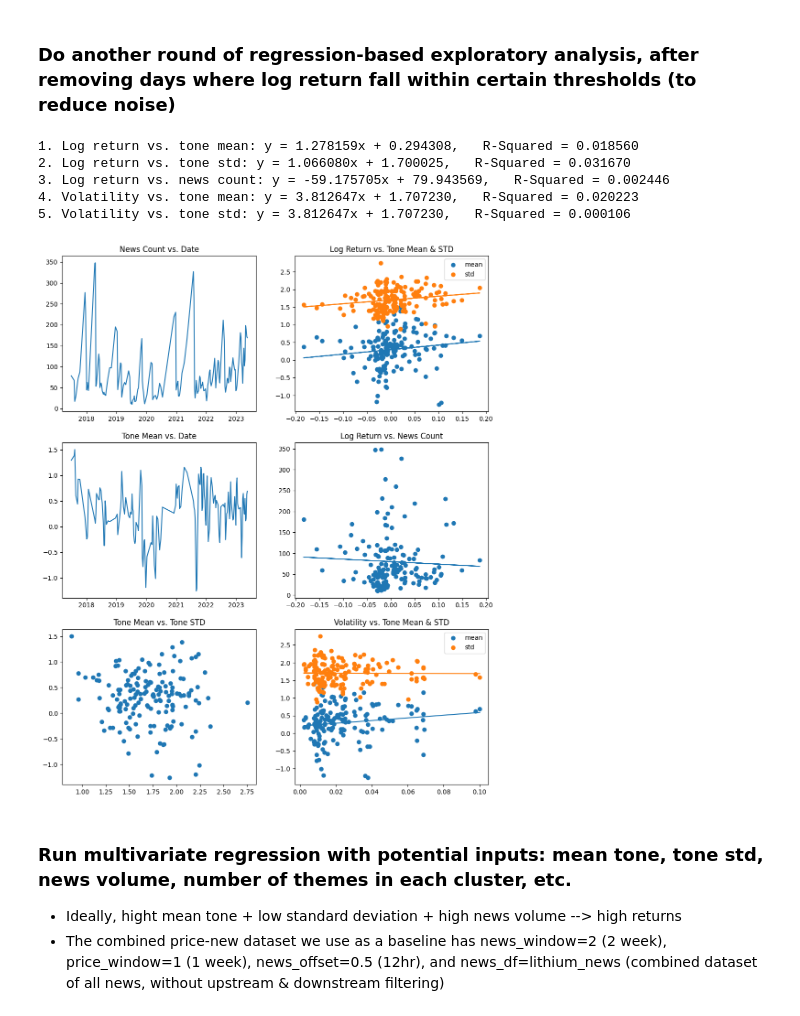
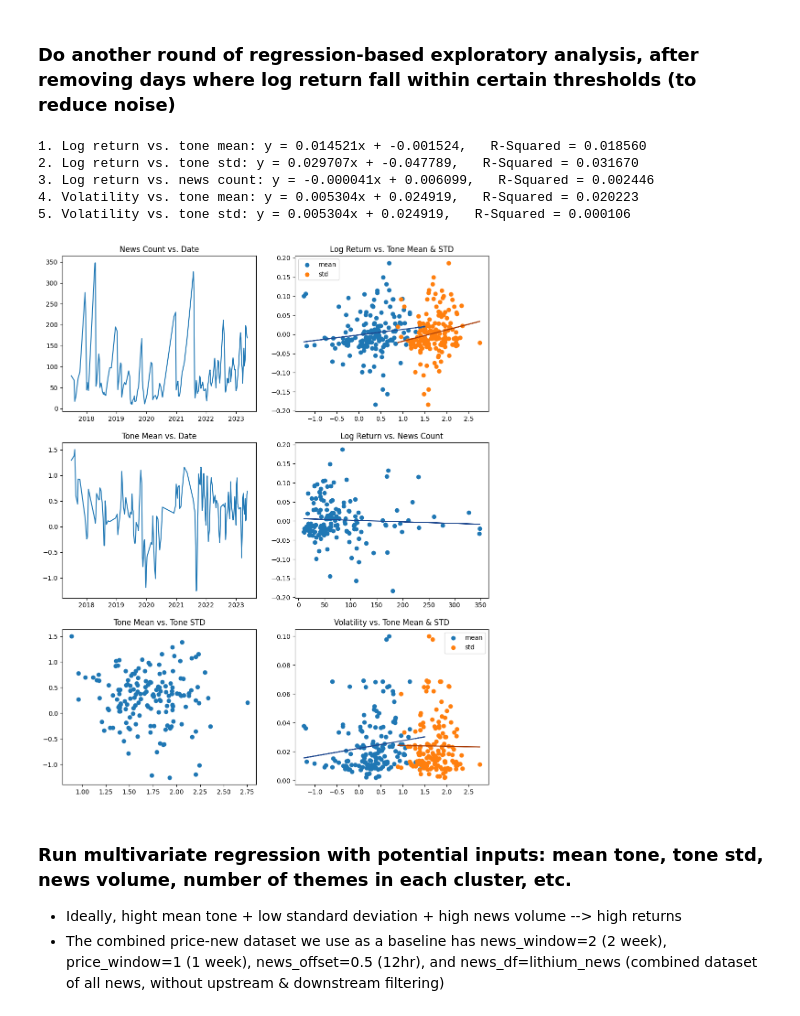
Before and after one commit to BomingZhang-coder/lithium-commodities-dashboard, a Jupyter notebook: jerry/news_analysis.ipynb, the cells around one changed output. Cells and saved outputs as stored; diff of their text form; code cells hidden in the pictures.

```diff
--- a/jerry/news_analysis.ipynb
+++ b/jerry/news_analysis.ipynb
@@ -392,35 +409,35 @@ def exploratory_graph(price_news_df):
     ax[2,0].set_title('Tone Mean vs. Tone STD')
 
 
-    ax[0,1].scatter(graphing_df['log_return'], graphing_df['tone_mean'], label='mean')
-    linreg1 = sp.stats.linregress(graphing_df['log_return'], graphing_df['tone_mean'])
+    ax[0,1].scatter(graphing_df['tone_mean'], graphing_df['log_return'], label='mean')
+    linreg1 = sp.stats.linregress(graphing_df['tone_mean'], graphing_df['log_return'])
     m1, b1, r1 = linreg1.slope, linreg1.intercept, linreg1.rvalue
-    ax[0,1].plot(graphing_df['log_return'], b1 + m1 * graphing_df['log_return'], color="tab:blue")
+    ax[0,1].plot(graphing_df['tone_mean'], b1 + m1 * graphing_df['tone_mean'], color="xkcd:cobalt")
 
-    ax[0,1].scatter(graphing_df['log_return'], graphing_df['tone_std'], label='std')
-    linreg2 = sp.stats.linregress(graphing_df['log_return'], graphing_df['tone_std'])
+    ax[0,1].scatter(graphing_df['tone_std'], graphing_df['log_return'], label='std')
+    linreg2 = sp.stats.linregress(graphing_df['tone_std'], graphing_df['log_return'])
     m2, b2, r2 = linreg2.slope, linreg2.intercept, linreg2.rvalue
-    ax[0,1].plot(graphing_df['log_return'], b2 + m2 * graphing_df['log_return'], color="tab:orange")
+    ax[0,1].plot(graphing_df['tone_std'], b2 + m2 * graphing_df['tone_std'], color="xkcd:rust")
     ax[0,1].set_title('Log Return vs. Tone Mean & STD')
     ax[0,1].legend()
 
 
-    ax[1,1].scatter(graphing_df['log_return'], graphing_df['news_count'])
-    linreg3 = sp.stats.linregress(graphing_df['log_return'], graphing_df['news_count'].astype(float))
+    ax[1,1].scatter(graphing_df['news_count'], graphing_df['log_return'])
+    linreg3 = sp.stats.linregress(graphing_df['news_count'].astype(float), graphing_df['log_return'])
     m3, b3, r3 = linreg3.slope, linreg3.intercept, linreg3.rvalue
-    ax[1,1].plot(graphing_df['log_return'], b3 + m3 * graphing_df['log_return'], color="tab:blue")
+    ax[1,1].plot(graphing_df['news_count'], b3 + m3 * graphing_df['news_count'], color="xkcd:cobalt")
     ax[1,1].set_title('Log Return vs. News Count')
 
 
-    ax[2,1].scatter(graphing_df['volatility'], graphing_df['tone_mean'], label='mean')
-    linreg4 = sp.stats.linregress(graphing_df['volatility'], graphing_df['tone_mean'])
+    ax[2,1].scatter(graphing_df['tone_mean'], graphing_df['volatility'], label='mean')
+    linreg4 = sp.stats.linregress(graphing_df['tone_mean'], graphing_df['volatility'])
     m4, b4, r4 = linreg4.slope, linreg4.intercept, linreg4.rvalue
-    ax[2,1].plot(graphing_df['volatility'], b4 + m4 * graphing_df['volatility'], color="tab:blue")
+    ax[2,1].plot(graphing_df['tone_mean'], b4 + m4 * graphing_df['tone_mean'], color="xkcd:cobalt")
 
-    ax[2,1].scatter(graphing_df['volatility'], graphing_df['tone_std'], label='std')
-    linreg5 = sp.stats.linregress(graphing_df['volatility'], graphing_df['tone_std'])
+    ax[2,1].scatter(graphing_df['tone_std'], graphing_df['volatility'], label='std')
+    linreg5 = sp.stats.linregress(graphing_df['tone_std'], graphing_df['volatility'])
     m5, b5, r5 = linreg5.slope, linreg5.intercept, linreg5.rvalue
-    ax[2,1].plot(graphing_df['volatility'], b5 + m5 * graphing_df['volatility'], color="tab:orange")
+    ax[2,1].plot(graphing_df['tone_std'], b5 + m5 * graphing_df['tone_std'], color="xkcd:rust")
     ax[2,1].set_title('Volatility vs. Tone Mean & STD')
     ax[2,1].legend()
 
@@ -433,6 +450,7 @@ def exploratory_graph(price_news_df):
     print(f"3. Log return vs. news count: y = {m3:.{ROUNDING}f}x + {b3:.{ROUNDING}f},   R-Squared = {r3**2:.{ROUNDING}f}")
     print(f"4. Volatility vs. tone mean: y = {m4:.{ROUNDING}f}x + {b5:.{ROUNDING}f},   R-Squared = {r4**2:.{ROUNDING}f}")
     print(f"5. Volatility vs. tone std: y = {m4:.{ROUNDING}f}x + {b5:.{ROUNDING}f},   R-Squared = {r5**2:.{ROUNDING}f}")
+    plt.savefig('data.png')
     plt.show()
 # %% [markdown]
 ### To conduct exploratory analysis on the correlation between log return and mean tone, tone std, etc., we generate price-news aggregated data for different parameters and plot graphs in the following 2 cells
@@ -473,24 +512,24 @@ exploratory_graph(li_price_news6)
 # %%
 THRESHOLD = 0.01
 desired_days = [x[0] for x in results_weekly['combined'][THRESHOLD]]
 
 li_future_weekly_nozero = li_future_weekly.loc[li_future_weekly['log_return'] != 0]
 li_future_weekly_above_threshold = li_future_weekly.loc[li_future_weekly.index.isin(desired_days)]
 
 li_price_news_nozero = group_news_by_rolling_window(news_window=2, price_window=1, news_offset=0.5,
                                                     price_df=li_future_weekly_nozero, news_df=lithium_news)
 li_price_news_above_threshold = group_news_by_rolling_window(news_window=2, price_window=1, news_offset=0.5,
                                                     price_df=li_future_weekly_above_threshold, news_df=lithium_news)
 
-exploratory_graph(li_price_news_nozero)
+exploratory_graph(li_price_news)
 # exploratory_graph(li_price_news_above_threshold)
 # %% [output]
-1. Log return vs. tone mean: y = 1.278159x + 0.294308,   R-Squared = 0.018560
-2. Log return vs. tone std: y = 1.066080x + 1.700025,   R-Squared = 0.031670
-3. Log return vs. news count: y = -59.175705x + 79.943569,   R-Squared = 0.002446
-4. Volatility vs. tone mean: y = 3.812647x + 1.707230,   R-Squared = 0.020223
-5. Volatility vs. tone std: y = 3.812647x + 1.707230,   R-Squared = 0.000106
+1. Log return vs. tone mean: y = 0.014521x + -0.001524,   R-Squared = 0.018560
+2. Log return vs. tone std: y = 0.029707x + -0.047789,   R-Squared = 0.031670
+3. Log return vs. news count: y = -0.000041x + 0.006099,   R-Squared = 0.002446
+4. Volatility vs. tone mean: y = 0.005304x + 0.024919,   R-Squared = 0.020223
+5. Volatility vs. tone std: y = 0.005304x + 0.024919,   R-Squared = 0.000106
-[figure, old version]
+[figure, new version]
 # %% [markdown]
 ### Run multivariate regression with potential inputs: mean tone, tone std, news volume, number of themes in each cluster, etc.
 - Ideally, hight mean tone + low standard deviation + high news volume --> high returns
```
Also changed, not shown: parts of 6 cells of this notebook, 45 other files.
